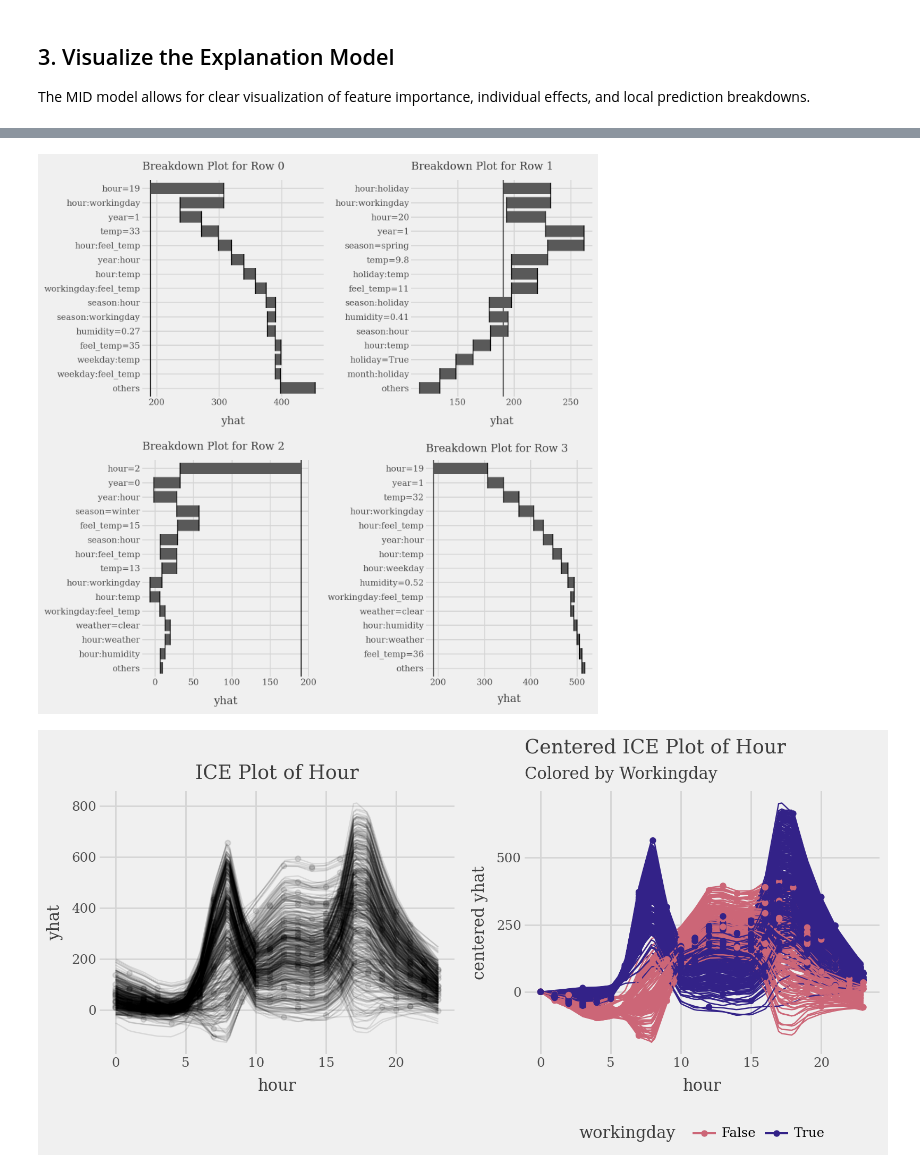
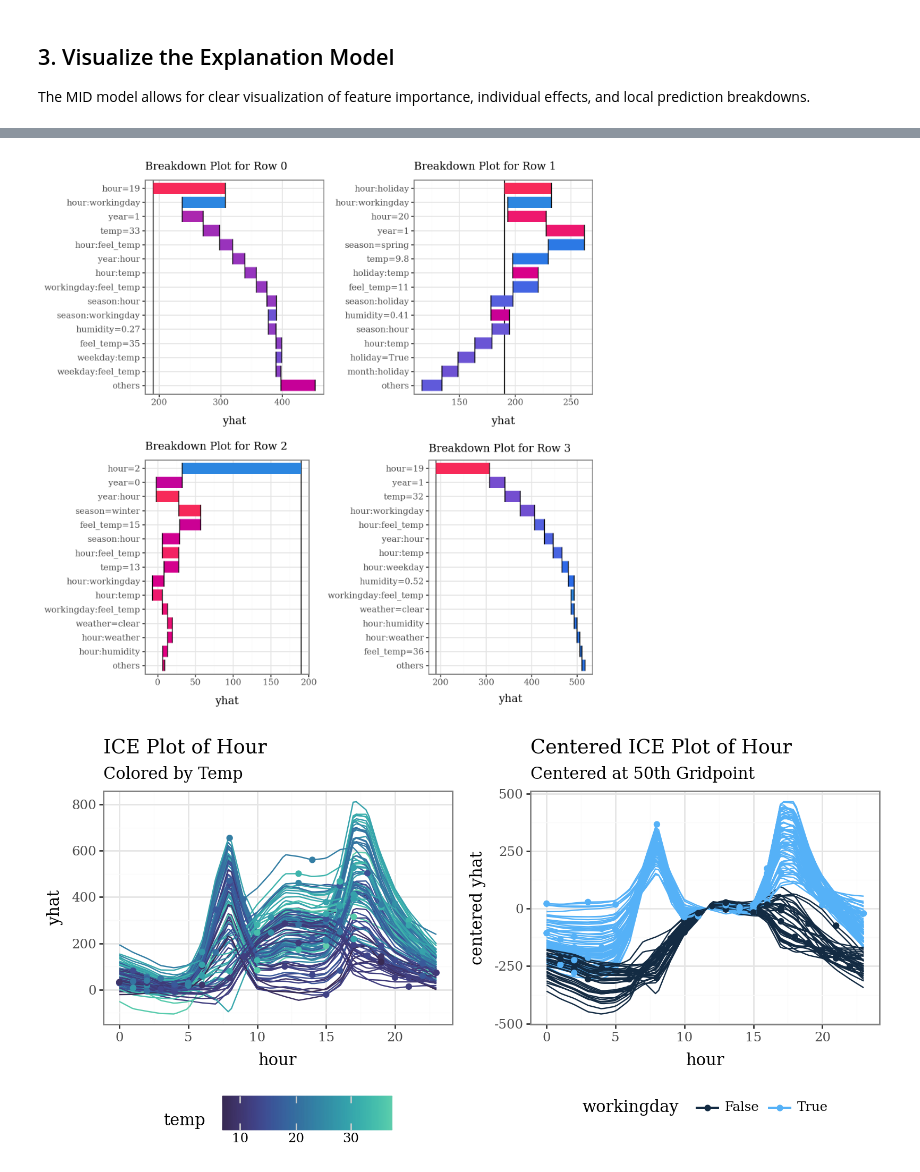
Before and after one commit to ryo-asashi/midlearn, a Jupyter notebook: docs/source/quick-start.ipynb, the cells around one changed output, grey strips where cells are left out. Drawn from its saved outputs; the diff is of its cells as text; code cells hidden in the pictures.

```diff
--- a/docs/source/quick-start.ipynb
+++ b/docs/source/quick-start.ipynb
@@ -11,7 +11,7 @@ import lightgbm as lgb
 import midlearn as mid
 
 import plotnine as p9 # require plotnine >= 0.15.0
-p9.theme_set(p9.theme_538(base_family='serif'))
+p9.theme_set(p9.theme_bw(base_family='serif'))
 # %% [output]
 Error importing in API mode: ImportError('On Windows, cffi mode "ANY" is only "ABI".')
 Trying to import in ABI mode.
@@ -155,7 +155,9 @@ display((p1 | p2) & p9.theme(figure_size=(8, 4), legend_position="bottom"))
 plots = list()
 for i in range(4):
     p = (
-        explainer.breakdown(row=i, data=X_test).plot(format_args = {'digits': 2}) +
+        explainer.breakdown(row=i, data=X_test)
+        .plot(format_args = {'digits': 2}, theme="shap") +
+        p9.theme(legend_position="none") +
         p9.labs(subtitle=f"Breakdown Plot for Row {i}")
     )
     plots.append(p)
@@ -166,32 +168,36 @@ p1 = (
 )
 display(p1 + p9.theme(figure_size=(8, 8)))
 # %% [output]
-[figure, old version]
+[figure, new version]
 # %%
 # Plot individual conditional expectations (ICE) with color encoding
 ice = explainer.conditional(
     variable='hour',
-    data=X_train.head(500)
+    data=X_train.head(100)
 )
 p1 = (
-    ice.plot(alpha=.1) +
-    p9.ggtitle("ICE Plot of Hour")
+    ice.plot(var_color='temp', theme='mako') +
+    p9.labs(
+        title="ICE Plot of Hour",
+        subtitle="Colored by Temp"
+    )
 )
 p2 = (
     ice.plot(
         style='centered',
         var_color='workingday',
-        theme='muted'
+        theme='bluescale@qual',
+        reference=50
     ) +
     p9.labs(
         title="Centered ICE Plot of Hour",
-        subtitle="Colored by Workingday"
+        subtitle="Centered at 50th Gridpoint"
     ) +
     p9.theme(legend_position="bottom")
 )
 display((p1 | p2) & p9.theme(figure_size=(8, 4), legend_position="bottom"))
 # %% [output]
-[figure, old version]
+[figure, new version]
 # %%
 # Plot MID-derived Shapley explanations ('shap' library required)
 spv = explainer.shapley(data=X_test)
```
Also changed, not shown: parts of 5 cells of this notebook, 1 other file.
